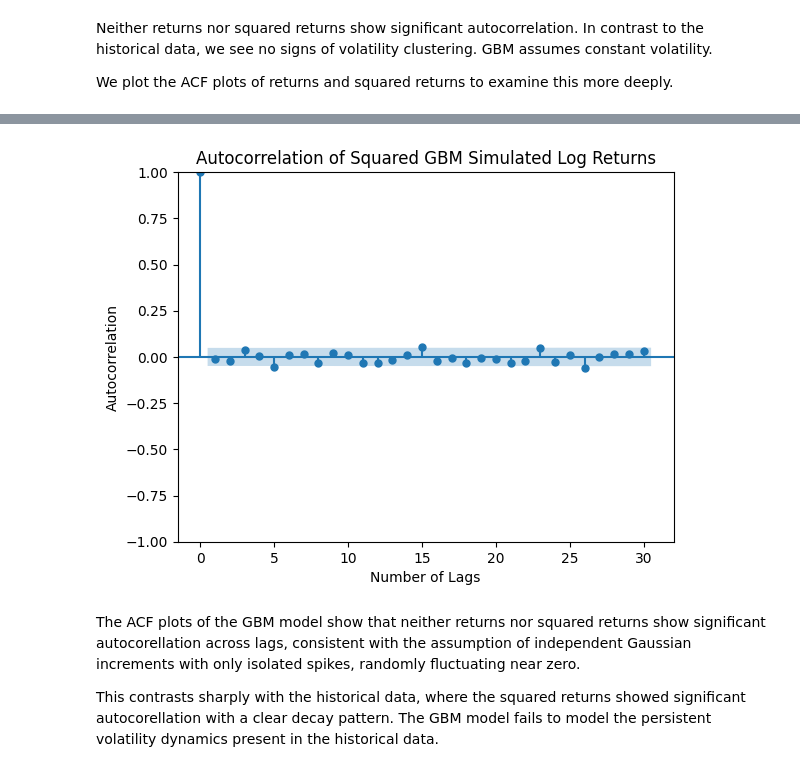
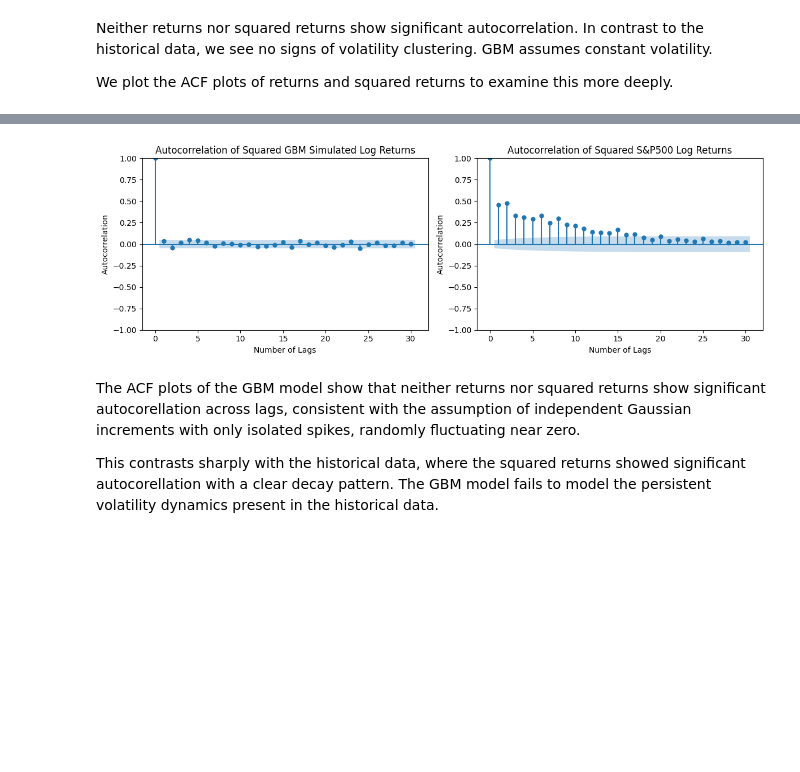
Before and after one commit to noellerpaula/gbm_vs_sp500, a Jupyter notebook: notebooks/analysis.ipynb, the cells around one changed output, grey strips where cells are left out. Saved outputs shown, nothing was run; the diff lists cells and outputs as text; code cells hidden in the pictures; blank space fills up the shorter version.

```diff
--- a/notebooks/analysis.ipynb
+++ b/notebooks/analysis.ipynb
@@ -274,11 +292,20 @@ plt.show()
 # %%
-plot_acf(sim_log_returns**2, lags=30)
-plt.title("Autocorrelation of Squared GBM Simulated Log Returns")
+fig, axes = plt.subplots(1, 2, figsize=(12,4))
+plot_acf(sim_log_returns**2, lags=30, ax=axes[0])
+axes[0].set_title("Autocorrelation of Squared GBM Simulated Log Returns")
+axes[0].set_xlabel("Number of Lags")
+axes[0].set_ylabel("Autocorrelation")
+plot_acf(returns**2, lags=30, ax=axes[1])
 plt.xlabel("Number of Lags")
 plt.ylabel("Autocorrelation")
+axes[1].set_title("Autocorrelation of Squared S&P500 Log Returns")
+axes[1].set_xlabel("Number of Lags")
+axes[1].set_ylabel("Autocorrelation")
+plt.tight_layout()
+plt.savefig("../images/SP500vsGBMSquaredReturnsAutocorrelation.png",dpi=300,bbox_inches="tight")
 plt.show()
 # %% [output]
-[figure, old version]
+[figure, new version]
 # %% [markdown]
 The ACF plots of the GBM model show that neither returns nor squared returns show significant autocorellation across lags, consistent with the assumption of independent Gaussian increments with only isolated spikes, randomly fluctuating near zero.
 
```
Also changed, not shown: parts of 17 cells of this notebook, 6 other files.
